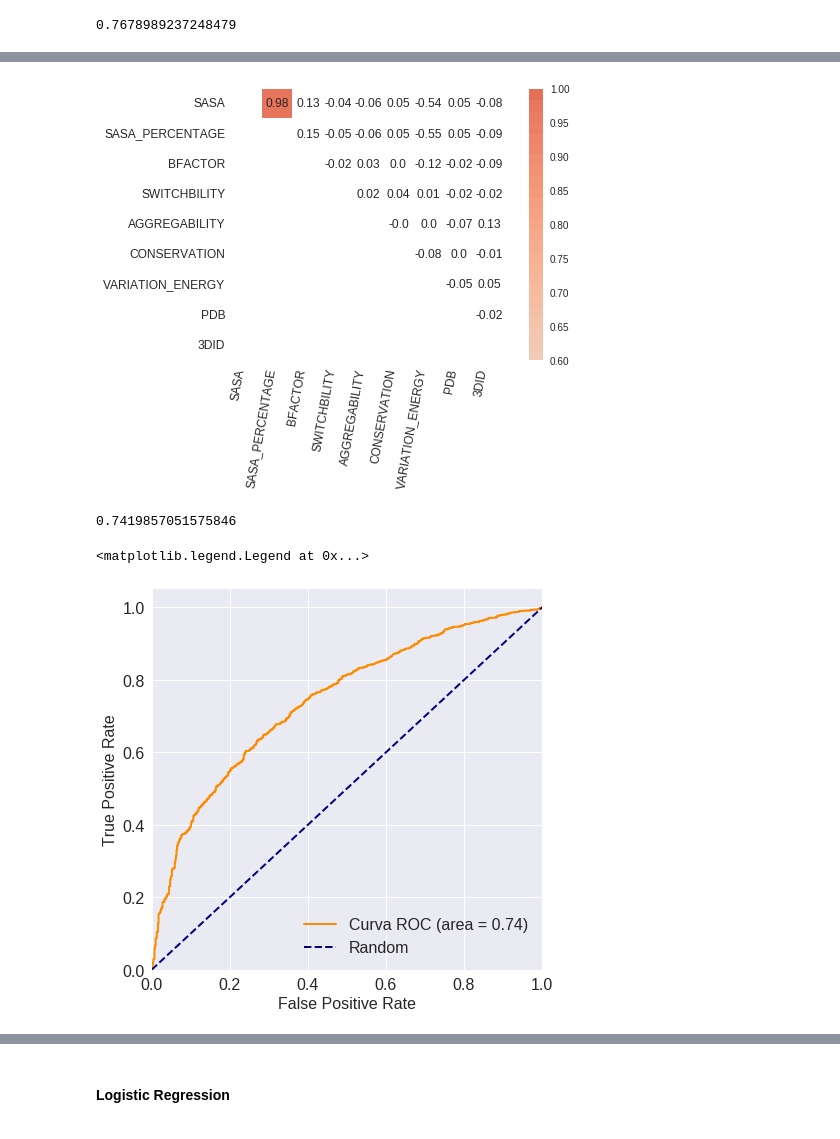
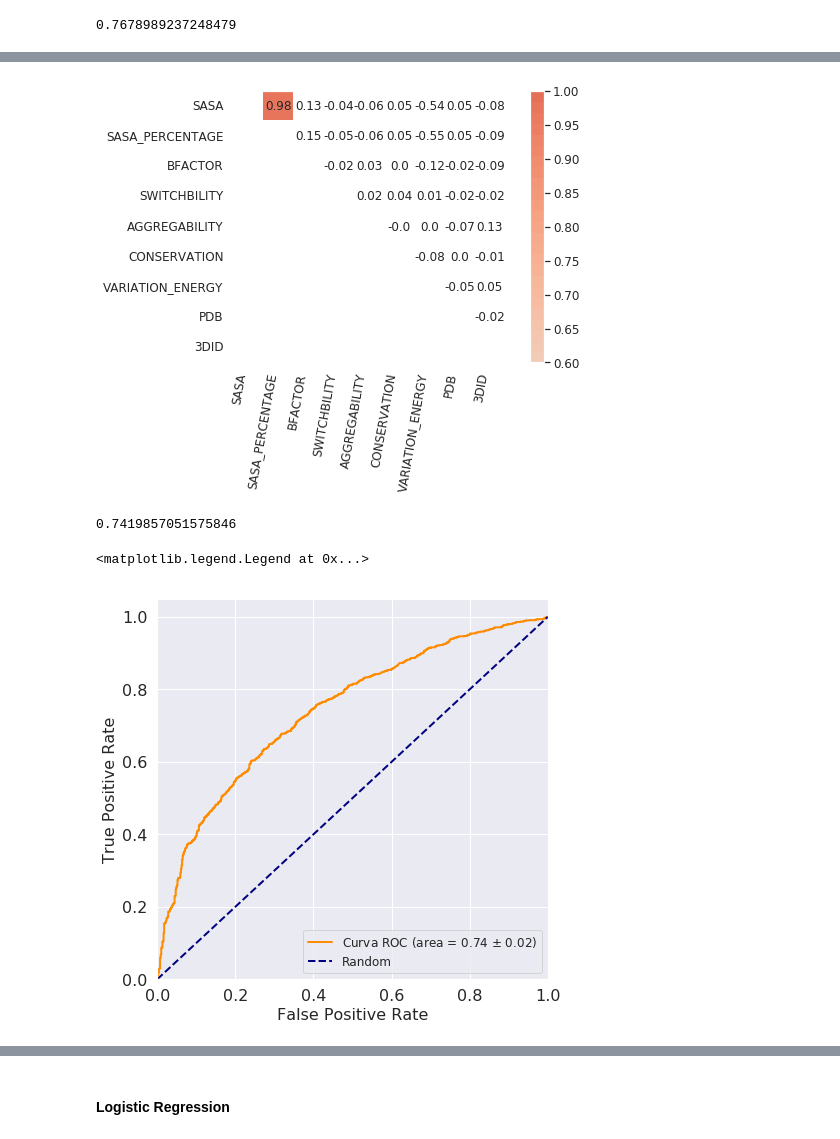
Before and after one commit to marlanbar/master-thesis, a Jupyter notebook: notebooks/varq-models.ipynb, the cells around one changed output, grey strips where cells are left out. Drawn from its saved outputs; the diff is of its cells as text; code cells hidden in the pictures.

```diff
--- a/notebooks/varq-models.ipynb
+++ b/notebooks/varq-models.ipynb
@@ -18,6 +18,8 @@ from sklearn.preprocessing import StandardScaler, RobustScaler, Imputer, LabelEn
 from sklearn.model_selection import GridSearchCV, RandomizedSearchCV, train_test_split, StratifiedKFold
 from sklearn.metrics import accuracy_score, recall_score, precision_score, f1_score, fbeta_score, confusion_matrix, classification_report, roc_curve, auc, roc_auc_score
 %matplotlib inline
+sns.set()
+
 # %load_ext autoreload
 # %autoreload 2
 # %% [markdown]
@@ -219,7 +220,7 @@ plt.tight_layout()
 scaled_df = pd.DataFrame(scale[1].fit_transform(impute[1].fit_transform(X)), columns=(cont_vars+cat_vars))
 rfpimp.plot_corr_heatmap(scaled_df, figsize=(9,5), label_fontsize=12, value_fontsize=12, save="/home/marlan/Desktop/varq_corrplot.pdf")
 # %% [output]
-[figure, old version]
+[figure, new version]
 # %%
 fpr, tpr, _ = roc_curve(y_test, rf.predict_proba(X_test)[:, 1])
 roc_auc = auc(fpr, tpr)
@@ -233,20 +234,20 @@ roc_curve.to_csv("../results/varq/auc_rf.csv", index=False)
 # %%
 plt.figure(figsize=(7,7))
 
 lw = 2
 plt.plot(fpr, tpr, color='darkorange',
-         lw=lw, label='Curva ROC (area = %0.2f)' % roc_auc)
+         lw=lw, label='Curva ROC (area = %0.2f $\pm$ 0.02)' % roc_auc)
 plt.plot([0, 1], [0, 1], color='navy', lw=lw, linestyle='--', label='Random')
 plt.xlim([0.0, 1.0])
 plt.ylim([0.0, 1.05])
 plt.xlabel('False Positive Rate', fontsize=16)
 plt.ylabel('True Positive Rate', fontsize=16)
 plt.xticks(fontsize=16)
 plt.yticks(fontsize=16)
 # plt.title('AUC Curve')
-plt.legend(loc="lower right", prop={'size': 16})
+plt.legend(loc="lower right", prop={'size': 12})
 
 # plt.savefig("/home/marlan/Desktop/auc_varq.pdf", bbox_inches='tight', pad_inches=0.1)
 # %% [output]
 <matplotlib.legend.Legend at 0x...>
-[figure, old version]
+[figure, new version]
```
Also changed, not shown: parts of 6 cells of this notebook, 14 other files.
